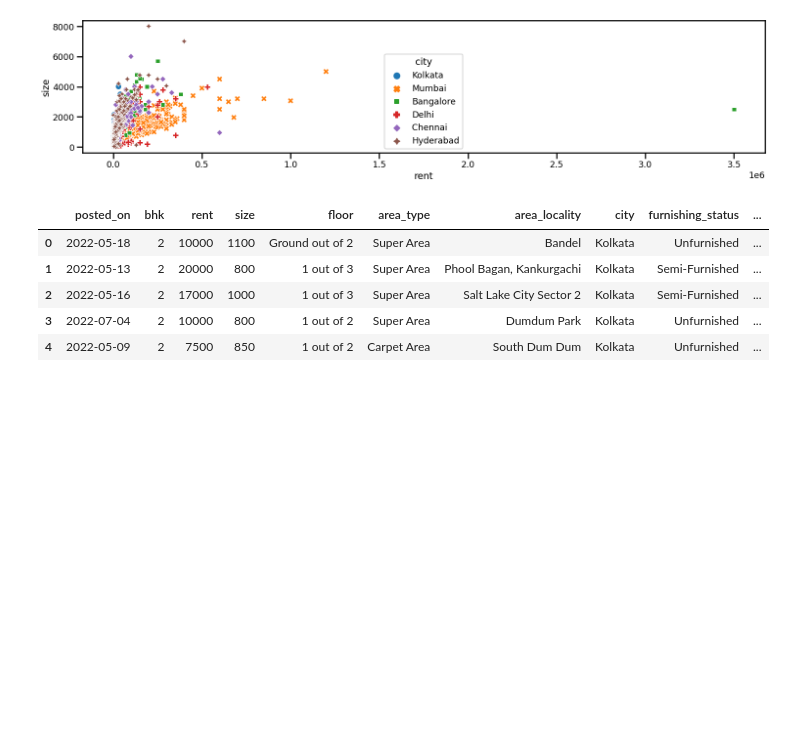
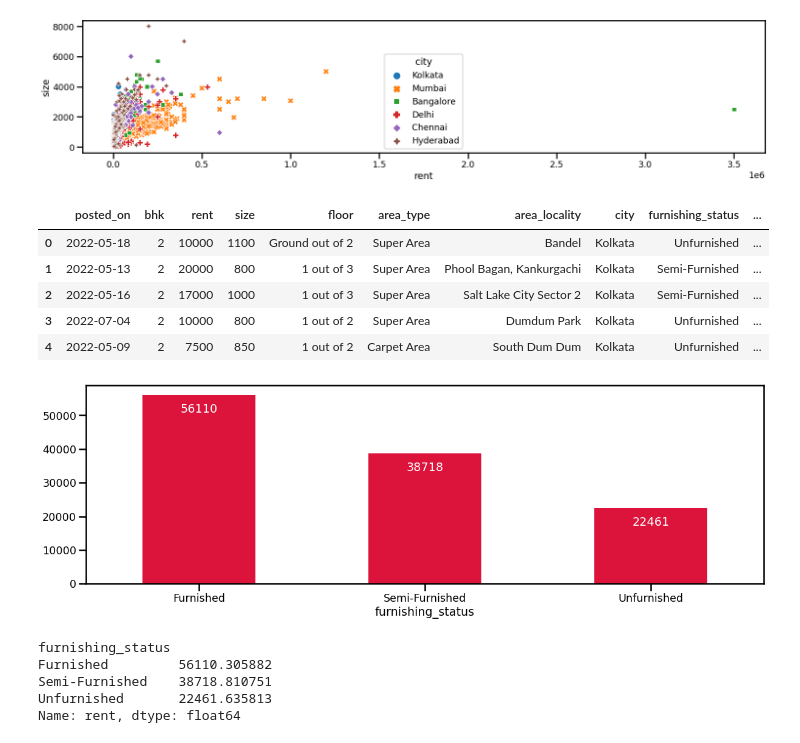
Before and after one commit to fsq2/house_rent, a Jupyter notebook: eda.ipynb, the cells around one changed output. Cells and saved outputs as stored; diff of their text form; code cells hidden in the pictures; blank space fills up the shorter version.

```diff
--- a/eda.ipynb
+++ b/eda.ipynb
@@ -122,9 +122,19 @@ df.groupby
 # %%
 sns.set_context("poster", font_scale = .8)
 plt.figure(figsize = (20, 6))
 ax = df.groupby('furnishing_status')['rent'].mean().plot(kind = 'bar',
                                          color = "crimson",
                                          rot = 0)
 
 for p in ax.patches:
-    ax.annotate(int(p.get_height()), (p.get_x() + 0.25, p.get_height() - 100), ha = 'center', va = 'bottom', color = 'white')
+    ax.annotate(int(p.get_height()), (p.get_x() + 0.25, p.get_height() - 6000), ha = 'center', va = 'bottom', color = 'white')
+# %% [output]
+[figure, added]
+# %%
+df.groupby('furnishing_status')['rent'].mean()
+# %% [output]
+furnishing_status
+Furnished         56110.305882
+Semi-Furnished    38718.810751
+Unfurnished       22461.635813
+Name: rent, dtype: float64
```
Also changed, not shown: parts of 1 cell of this notebook.
